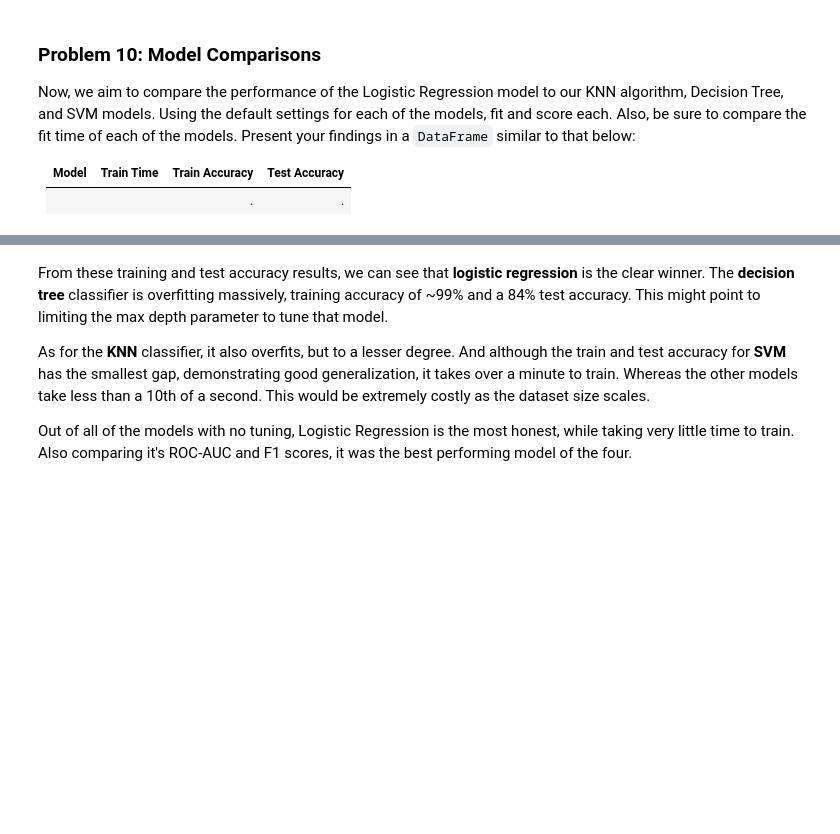
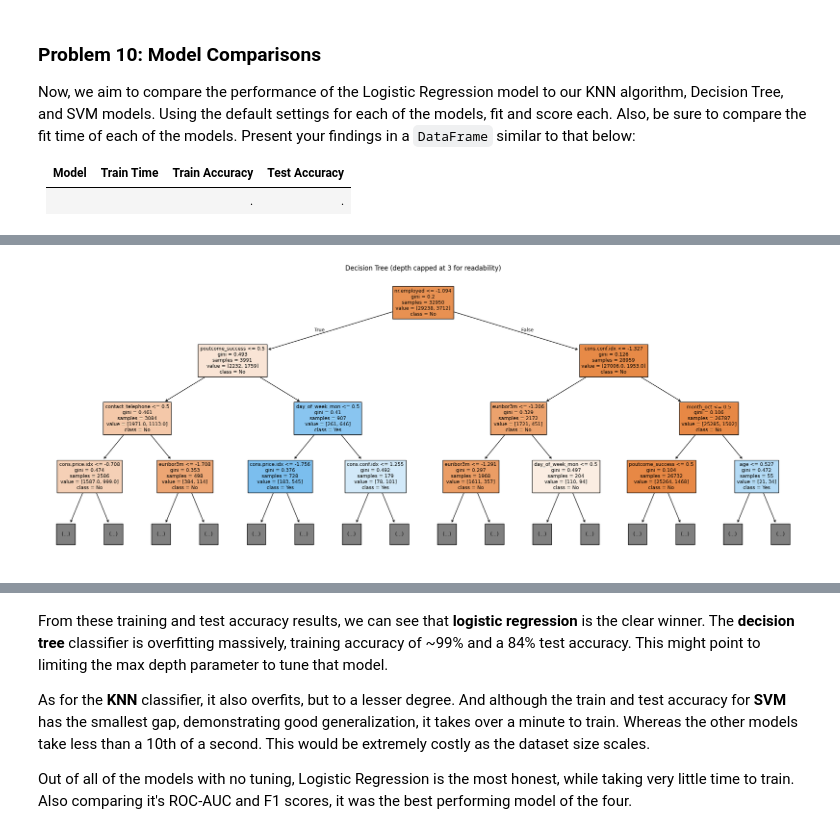
Before and after one commit to thechiangsta/UCB-Module-17-Assignment, a Jupyter notebook: classification_comparisons.ipynb, the cells around one changed output, grey strips where cells are left out. Saved outputs shown, nothing was run; the diff lists cells and outputs as text; code cells hidden in the pictures; blank space fills up the shorter version.

```diff
--- a/classification_comparisons.ipynb
+++ b/classification_comparisons.ipynb
@@ -373,0 +418,16 @@ ROC-AUC: 0.7037
+# %%
+fig, ax = plt.subplots(figsize=(20, 8))
+plot_tree(
+    models["Decision Tree"],
+    feature_names=X_train.columns,
+    class_names=["No", "Yes"],
+    filled=True,
+    max_depth=3,
+    ax=ax,
+    fontsize=9,
+)
+ax.set_title("Decision Tree (depth capped at 3 for readability)")
+plt.tight_layout()
+plt.show()
+# %% [output]
+[figure, added]
```
Also changed, not shown: parts of 15 cells of this notebook.
